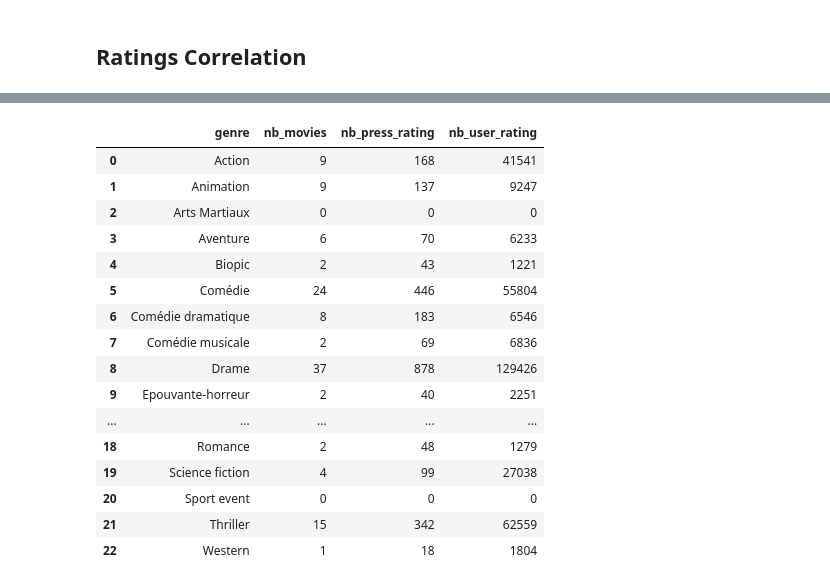
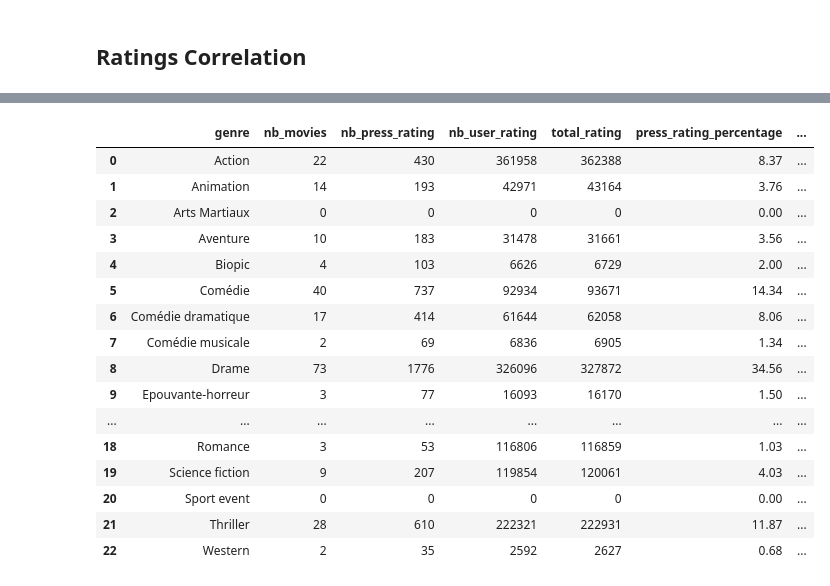
Before and after one commit to Bastien-LDC/Allocine-project, a Jupyter notebook: Allocine_movie_analysis.ipynb, the cells around one changed output, grey strips where cells are left out. Cells and saved outputs as stored; diff of their text form; code cells hidden in the pictures.

```diff
--- a/Allocine_movie_analysis.ipynb
+++ b/Allocine_movie_analysis.ipynb
@@ -72,14 +72,18 @@ memory usage: 16.4+ KB
 # %%
 # Convert the strings to arrays
-allocine["genres"] = allocine["genres"].apply(lambda x: x.split(","))
-allocine["directors"] = allocine["directors"].apply(lambda x: x.split(","))
+allocine["genres"] = allocine["genres"].apply(lambda x: x.split(",") if type(x) != float else [])
+allocine["directors"] = allocine["directors"].apply(lambda x: x.split(",") if type(x) != float else [])
 allocine["actors"] = allocine["actors"].apply(lambda x: x.split(",") if type(x) != float else [])
-allocine["nationality"] = allocine["nationality"].apply(lambda x: x.split(","))
+allocine["nationality"] = allocine["nationality"].apply(lambda x: x.split(",") if type(x) != float else [])
+# %%
+# Get columns with NaN values
+cols_nan = allocine.columns[allocine.isna().any()].tolist()
 # %%
-# drop NaN values for movies that haven't been rated yet
-allocine = allocine.dropna(subset=["press_rating", "user_rating"]).reset_index(drop=True)
+# Drop NaN values for movies with missing values
+allocine = allocine.dropna(subset=cols_nan).reset_index(drop=True)
 # %%
 # Convert nb_spec_rating and nb_press_rating to int
 allocine[["nb_press_rating","nb_user_rating"]] = allocine[["nb_press_rating","nb_user_rating"]].astype(int)
 # %%
 allocine.shape
+nb_movies = allocine.shape[0]
@@ -194,23 +216,36 @@ genre_df
 # %%
+# Create dataframe with the number of movies per genre from genre list
+genre_df = pd.DataFrame({"genre": genres, "nb_movies": [allocine[allocine["genres"].apply(lambda x: genre in x).values].shape[0] for genre in genres]})
+
 # Add the nb_press_rating and nb_user_rating to the genre_df
 genre_df["nb_press_rating"] = [allocine[allocine["genres"].apply(lambda x: genre in x).values]["nb_press_rating"].sum() for genre in genres]
 genre_df["nb_user_rating"] = [allocine[allocine["genres"].apply(lambda x: genre in x).values]["nb_user_rating"].sum() for genre in genres]
+
+# Add the total_ rating to the genre_df (press_rating + user_rating)
+genre_df["total_rating"] = genre_df["nb_press_rating"] + genre_df["nb_user_rating"]
+
+# Add the press_rating_percentage and user_rating_percentage to the genre_df
+genre_df["press_rating_percentage"] = round(genre_df["nb_press_rating"] / genre_df["nb_press_rating"].values.sum() * 100, 2)
+genre_df["user_rating_percentage"] = round(genre_df["nb_user_rating"] / genre_df["nb_user_rating"].values.sum() * 100, 2)
+
+# Add the movie_percentage to the genre_df
+genre_df["movie_percentage"] = round(genre_df["nb_movies"]/nb_movies * 100, 2)
 genre_df
 # %% [output]
-|  | genre | nb_movies | nb_press_rating | nb_user_rating |
-| 0 | Action | 9 | 168 | 41541 |
-| 1 | Animation | 9 | 137 | 9247 |
-| 2 | Arts Martiaux | 0 | 0 | 0 |
-| 3 | Aventure | 6 | 70 | 6233 |
-| 4 | Biopic | 2 | 43 | 1221 |
-| 5 | Comédie | 24 | 446 | 55804 |
-| 6 | Comédie dramatique | 8 | 183 | 6546 |
-| 7 | Comédie musicale | 2 | 69 | 6836 |
-| 8 | Drame | 37 | 878 | 129426 |
-| 9 | Epouvante-horreur | 2 | 40 | 2251 |
-| ... | ... | ... | ... | ... |
-| 18 | Romance | 2 | 48 | 1279 |
-| 19 | Science fiction | 4 | 99 | 27038 |
-| 20 | Sport event | 0 | 0 | 0 |
-| 21 | Thriller | 15 | 342 | 62559 |
-| 22 | Western | 1 | 18 | 1804 |
+|  | genre | nb_movies | nb_press_rating | nb_user_rating | total_rating | press_rating_percentage | ... |
+| 0 | Action | 22 | 430 | 361958 | 362388 | 8.37 | ... |
+| 1 | Animation | 14 | 193 | 42971 | 43164 | 3.76 | ... |
+| 2 | Arts Martiaux | 0 | 0 | 0 | 0 | 0.00 | ... |
+| 3 | Aventure | 10 | 183 | 31478 | 31661 | 3.56 | ... |
+| 4 | Biopic | 4 | 103 | 6626 | 6729 | 2.00 | ... |
+| 5 | Comédie | 40 | 737 | 92934 | 93671 | 14.34 | ... |
+| 6 | Comédie dramatique | 17 | 414 | 61644 | 62058 | 8.06 | ... |
+| 7 | Comédie musicale | 2 | 69 | 6836 | 6905 | 1.34 | ... |
+| 8 | Drame | 73 | 1776 | 326096 | 327872 | 34.56 | ... |
+| 9 | Epouvante-horreur | 3 | 77 | 16093 | 16170 | 1.50 | ... |
+| ... | ... | ... | ... | ... | ... | ... | ... |
+| 18 | Romance | 3 | 53 | 116806 | 116859 | 1.03 | ... |
+| 19 | Science fiction | 9 | 207 | 119854 | 120061 | 4.03 | ... |
+| 20 | Sport event | 0 | 0 | 0 | 0 | 0.00 | ... |
+| 21 | Thriller | 28 | 610 | 222321 | 222931 | 11.87 | ... |
+| 22 | Western | 2 | 35 | 2592 | 2627 | 0.68 | ... |
```
Also changed, not shown: parts of 23 cells of this notebook, 2 other files.
